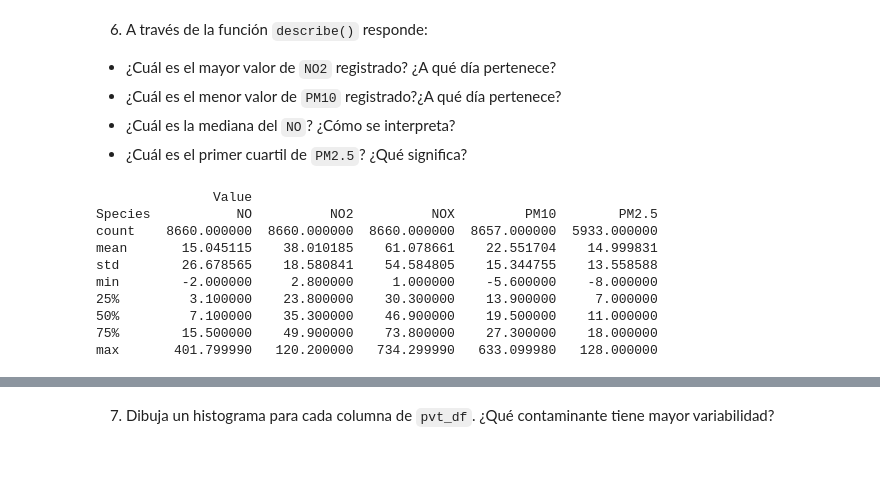
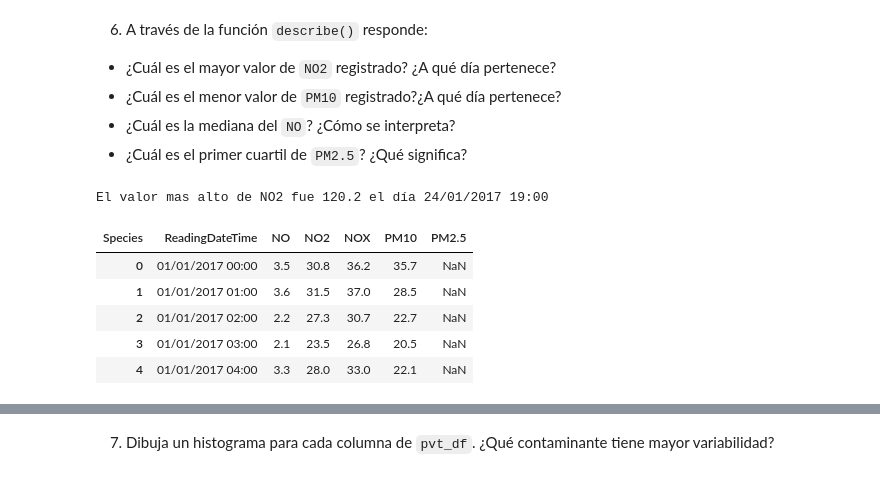
Before and after one commit to MarvinMVargas/act2_ciencia_de_datos, a Jupyter notebook: Actividad2analisisPandas.ipynb, the cells around one changed output, grey strips where cells are left out. Saved outputs shown, nothing was run; the diff lists cells and outputs as text; code cells hidden in the pictures.

```diff
--- a/Actividad2analisisPandas.ipynb
+++ b/Actividad2analisisPandas.ipynb
@@ -180,17 +173,19 @@ pvt_df.reset_index()
 *   ¿Cuál es el menor valor de `PM10` registrado?¿A qué día pertenece?
 *   ¿Cuál es la mediana del `NO`? ¿Cómo se interpreta?
 *   ¿Cuál es el primer cuartil de `PM2.5`? ¿Qué significa?
-# %%
-max_no2 = pvt_df.describe()
-print(max_no2)
-# %% [output]
-               Value
-Species           NO          NO2          NOX         PM10        PM2.5
-count    8660.000000  8660.000000  8660.000000  8657.000000  5933.000000
-mean       15.045115    38.010185    61.078661    22.551704    14.999831
-std        26.678565    18.580841    54.584805    15.344755    13.558588
-min        -2.000000     2.800000     1.000000    -5.600000    -8.000000
-25%         3.100000    23.800000    30.300000    13.900000     7.000000
-50%         7.100000    35.300000    46.900000    19.500000    11.000000
-75%        15.500000    49.900000    73.800000    27.300000    18.000000
-max       401.799990   120.200000   734.299990   633.099980   128.000000
+# %%
+max_no2 = pvt_df['NO2'].describe()['max']
+day_max_no2 = pvt_df[pvt_df['NO2'] == max_no2]['ReadingDateTime'].reset_index(drop=True).loc[0]
+
+print(f'El valor mas alto de NO2 fue {max_no2} el día {day_max_no2}')
+# %% [output]
+El valor mas alto de NO2 fue 120.2 el día 24/01/2017 19:00
+# %%
+pvt_df.head()
+# %% [output]
+| Species | ReadingDateTime | NO | NO2 | NOX | PM10 | PM2.5 |
+| 0 | 01/01/2017 00:00 | 3.5 | 30.8 | 36.2 | 35.7 | NaN |
+| 1 | 01/01/2017 01:00 | 3.6 | 31.5 | 37.0 | 28.5 | NaN |
+| 2 | 01/01/2017 02:00 | 2.2 | 27.3 | 30.7 | 22.7 | NaN |
+| 3 | 01/01/2017 03:00 | 2.1 | 23.5 | 26.8 | 20.5 | NaN |
+| 4 | 01/01/2017 04:00 | 3.3 | 28.0 | 33.0 | 22.1 | NaN |
```
Also changed, not shown: parts of 11 cells of this notebook.
